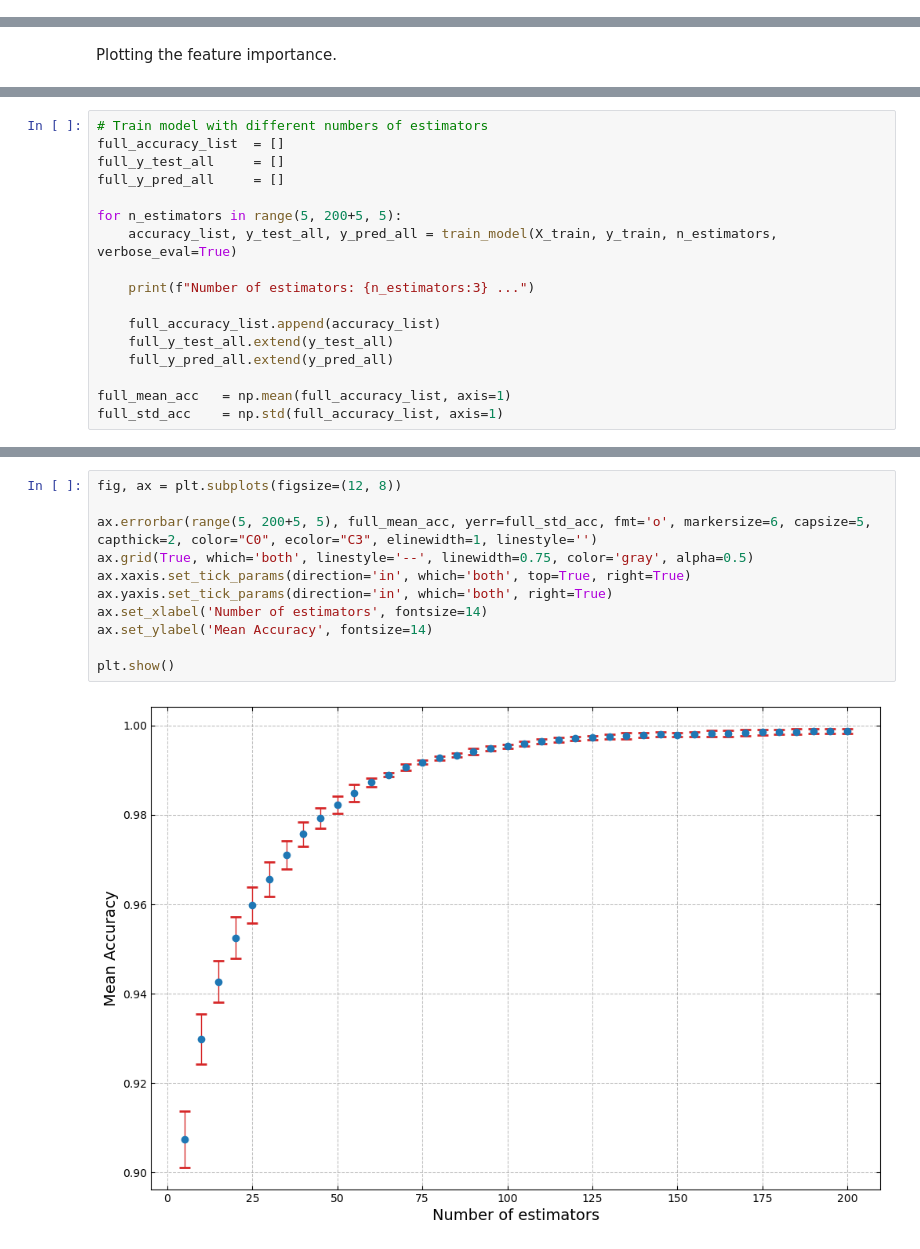
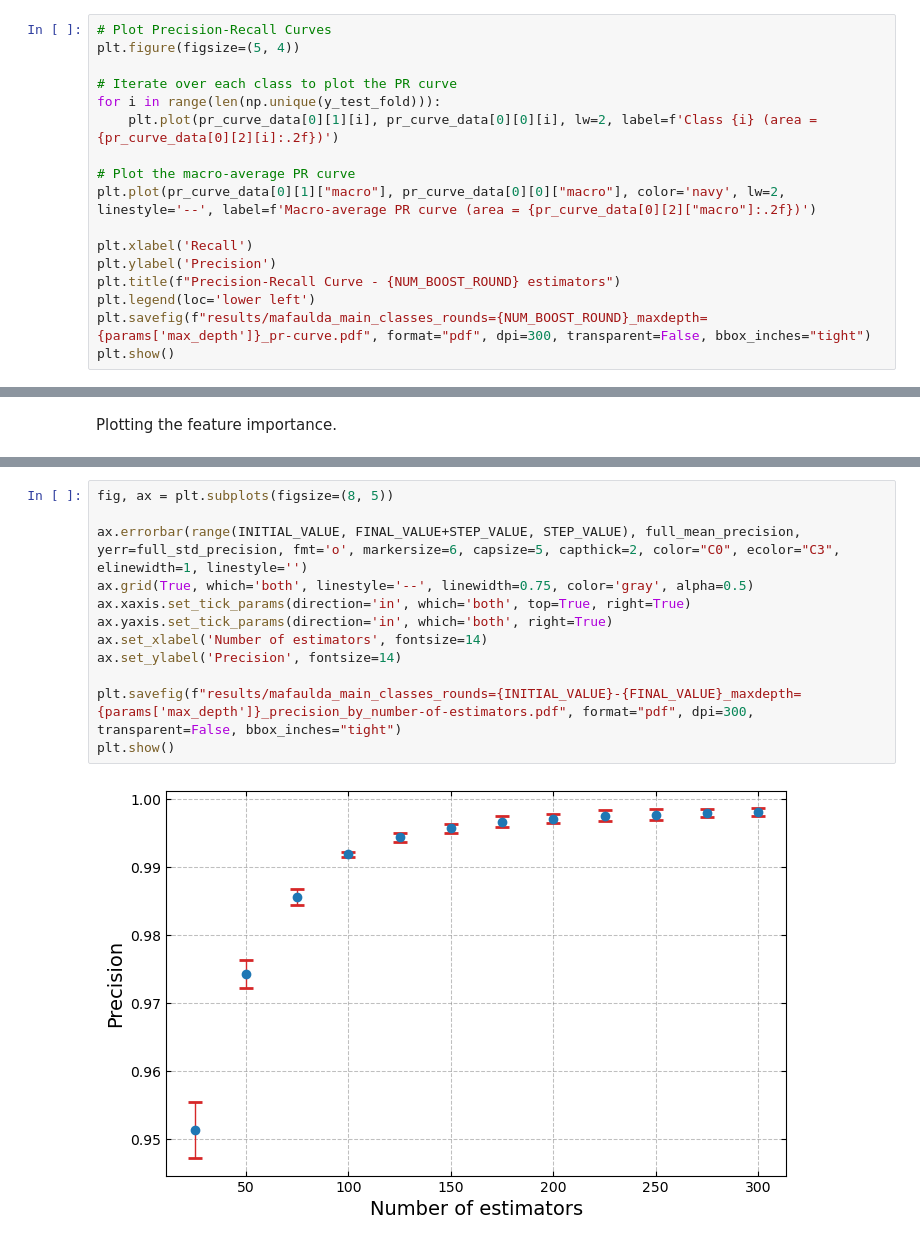
Before and after one commit to titospadini/ser-machine-faults, a Jupyter notebook: mafaulda_main_classes.ipynb, the cells around one changed output, grey strips where cells are left out. Drawn from its saved outputs; the diff is of its cells as text.

```diff
--- a/mafaulda_main_classes.ipynb
+++ b/mafaulda_main_classes.ipynb
@@ -297,0 +441,17 @@ Trained model saved as xgboost_main_classes.json
+# %%
+# Plot Precision-Recall Curves
+plt.figure(figsize=(5, 4))
+
+# Iterate over each class to plot the PR curve
+for i in range(len(np.unique(y_test_fold))):
+    plt.plot(pr_curve_data[0][1][i], pr_curve_data[0][0][i], lw=2, label=f'Class {i} (area = {pr_curve_data[0][2][i]:.2f})')
+
+# Plot the macro-average PR curve
+plt.plot(pr_curve_data[0][1]["macro"], pr_curve_data[0][0]["macro"], color='navy', lw=2, linestyle='--', label=f'Macro-average PR curve (area = {pr_curve_data[0][2]["macro"]:.2f})')
+
+plt.xlabel('Recall')
+plt.ylabel('Precision')
+plt.title(f"Precision-Recall Curve - {NUM_BOOST_ROUND} estimators")
+plt.legend(loc='lower left')
+plt.savefig(f"results/mafaulda_main_classes_rounds={NUM_BOOST_ROUND}_maxdepth={params['max_depth']}_pr-curve.pdf", format="pdf", dpi=300, transparent=False, bbox_inches="tight")
+plt.show()
@@ -394,17 +668,0 @@ def train_model(X_train, y_train, n_estimators=10, verbose_eval=False):
-# %%
-# Train model with different numbers of estimators
-full_accuracy_list  = []
-full_y_test_all     = []
-full_y_pred_all     = []
-
-for n_estimators in range(5, 200+5, 5):
-    accuracy_list, y_test_all, y_pred_all = train_model(X_train, y_train, n_estimators, verbose_eval=True)
-
-    print(f"Number of estimators: {n_estimators:3} ...")
-
-    full_accuracy_list.append(accuracy_list)
-    full_y_test_all.extend(y_test_all)
-    full_y_pred_all.extend(y_pred_all)
-
-full_mean_acc   = np.mean(full_accuracy_list, axis=1)
-full_std_acc    = np.std(full_accuracy_list, axis=1)
@@ -429,13 +792,14 @@ Number of estimators: 200 ...
 # %%
-fig, ax = plt.subplots(figsize=(12, 8))
+fig, ax = plt.subplots(figsize=(8, 5))
 
-ax.errorbar(range(5, 200+5, 5), full_mean_acc, yerr=full_std_acc, fmt='o', markersize=6, capsize=5, capthick=2, color="C0", ecolor="C3", elinewidth=1, linestyle='')
+ax.errorbar(range(INITIAL_VALUE, FINAL_VALUE+STEP_VALUE, STEP_VALUE), full_mean_precision, yerr=full_std_precision, fmt='o', markersize=6, capsize=5, capthick=2, color="C0", ecolor="C3", elinewidth=1, linestyle='')
 ax.grid(True, which='both', linestyle='--', linewidth=0.75, color='gray', alpha=0.5)
 ax.xaxis.set_tick_params(direction='in', which='both', top=True, right=True)
 ax.yaxis.set_tick_params(direction='in', which='both', right=True)
 ax.set_xlabel('Number of estimators', fontsize=14)
-ax.set_ylabel('Mean Accuracy', fontsize=14)
+ax.set_ylabel('Precision', fontsize=14)
 
+plt.savefig(f"results/mafaulda_main_classes_rounds={INITIAL_VALUE}-{FINAL_VALUE}_maxdepth={params['max_depth']}_precision_by_number-of-estimators.pdf", format="pdf", dpi=300, transparent=False, bbox_inches="tight")
 plt.show()
 # %% [output]
-[figure, old version]
+[figure, new version]
```
Also changed, not shown: parts of 24 cells of this notebook.
